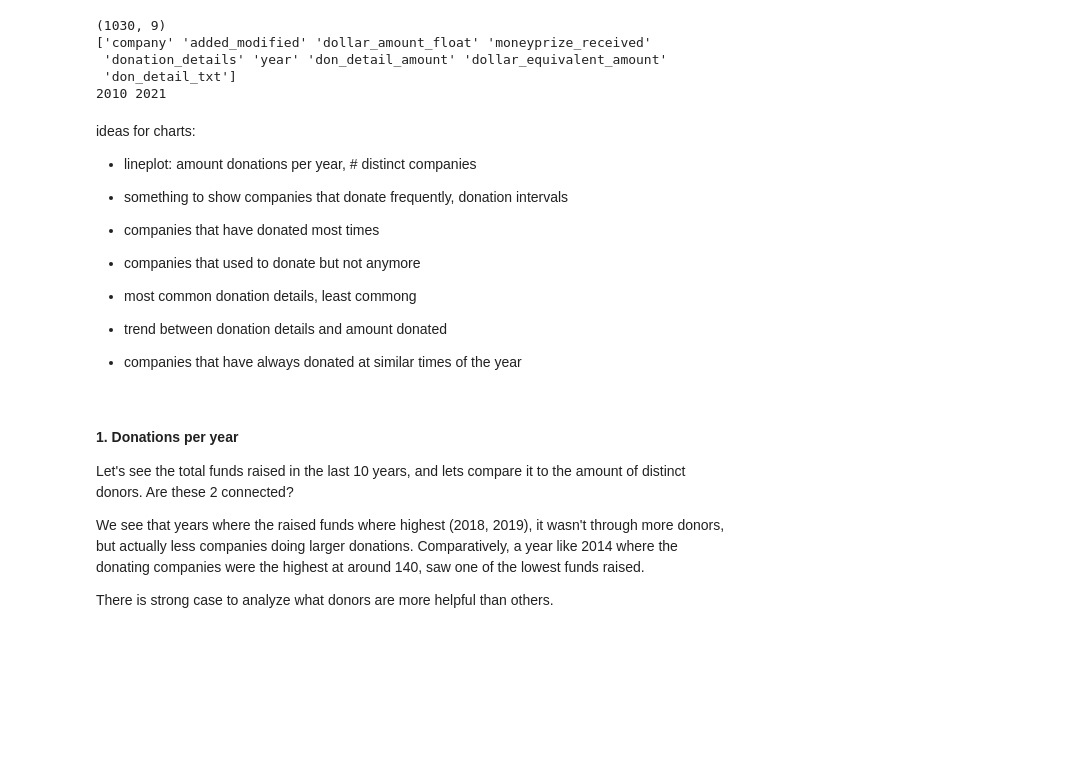
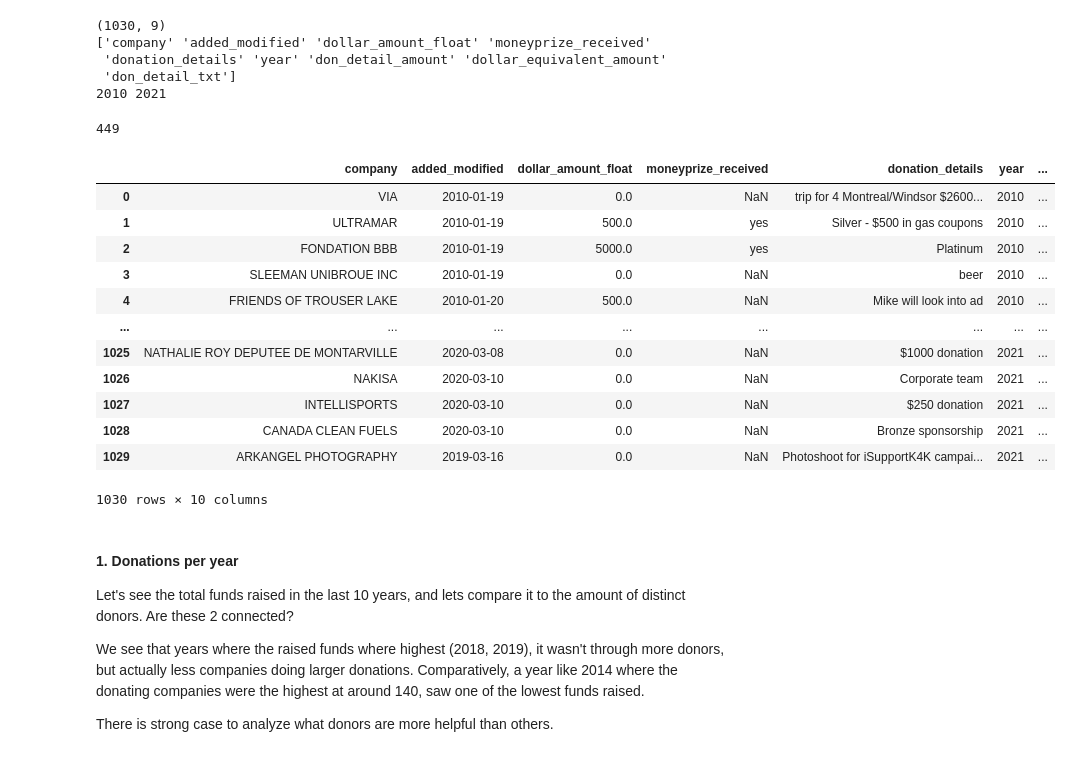
Before and after one commit to carlosfg97/Kurling4Kids, a Jupyter notebook: past_donors/past_donors_analysis.ipynb, the cells around one changed output. Cells and saved outputs as stored; diff of their text form; code cells hidden in the pictures; blank space fills up the shorter version.

```diff
--- a/past_donors/past_donors_analysis.ipynb
+++ b/past_donors/past_donors_analysis.ipynb
@@ -26,22 +26,26 @@ print( df.year.min(), df.year.max() )
  'donation_details' 'year' 'don_detail_amount' 'dollar_equivalent_amount'
  'don_detail_txt']
 2010 2021
-# %% [markdown]
-ideas for charts:
-
-- lineplot: amount donations per year, # distinct companies
-
-- something to show companies that donate frequently, donation intervals
-
-- companies that have donated most times
-
-- companies that used to donate but not anymore
-
-- most common donation details, least commong
-
-- trend between donation details and amount donated
-
-- companies that have always donated at similar times of the year
+# %%
+df.company.nunique()
+# %% [output]
+449
+# %%
+df
+# %% [output]
+|  | company | added_modified | dollar_amount_float | moneyprize_received | donation_details | year | ... |
+| 0 | VIA | 2010-01-19 | 0.0 | NaN | trip for 4 Montreal/Windsor $2600... | 2010 | ... |
+| 1 | ULTRAMAR | 2010-01-19 | 500.0 | yes | Silver - $500 in gas coupons | 2010 | ... |
+| 2 | FONDATION BBB | 2010-01-19 | 5000.0 | yes | Platinum | 2010 | ... |
+| 3 | SLEEMAN UNIBROUE INC | 2010-01-19 | 0.0 | NaN | beer | 2010 | ... |
+| 4 | FRIENDS OF TROUSER LAKE | 2010-01-20 | 500.0 | NaN | Mike will look into ad | 2010 | ... |
+| ... | ... | ... | ... | ... | ... | ... | ... |
+| 1025 | NATHALIE ROY DEPUTEE DE MONTARVILLE | 2020-03-08 | 0.0 | NaN | $1000 donation | 2021 | ... |
+| 1026 | NAKISA | 2020-03-10 | 0.0 | NaN | Corporate team | 2021 | ... |
+| 1027 | INTELLISPORTS | 2020-03-10 | 0.0 | NaN | $250 donation | 2021 | ... |
+| 1028 | CANADA CLEAN FUELS | 2020-03-10 | 0.0 | NaN | Bronze sponsorship | 2021 | ... |
+| 1029 | ARKANGEL PHOTOGRAPHY | 2019-03-16 | 0.0 | NaN | Photoshoot for iSupportK4K campai... | 2021 | ... |
+1030 rows × 10 columns
 # %% [markdown]
 #### 1. Donations per year
 Let's see the total funds raised in the last 10 years, and lets compare it to the amount of distinct donors. Are these 2 connected?
```
Also changed, not shown: parts of 9 cells of this notebook, 8 other files.
